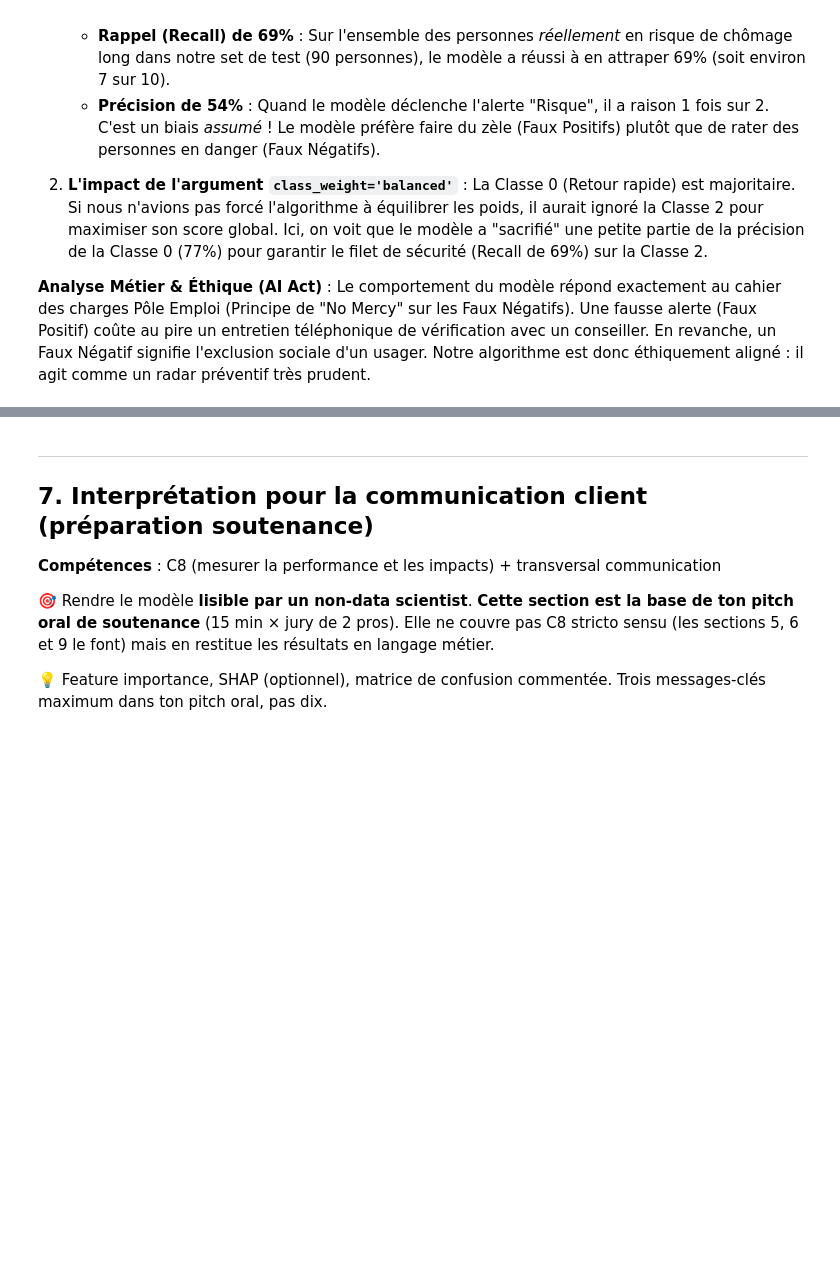
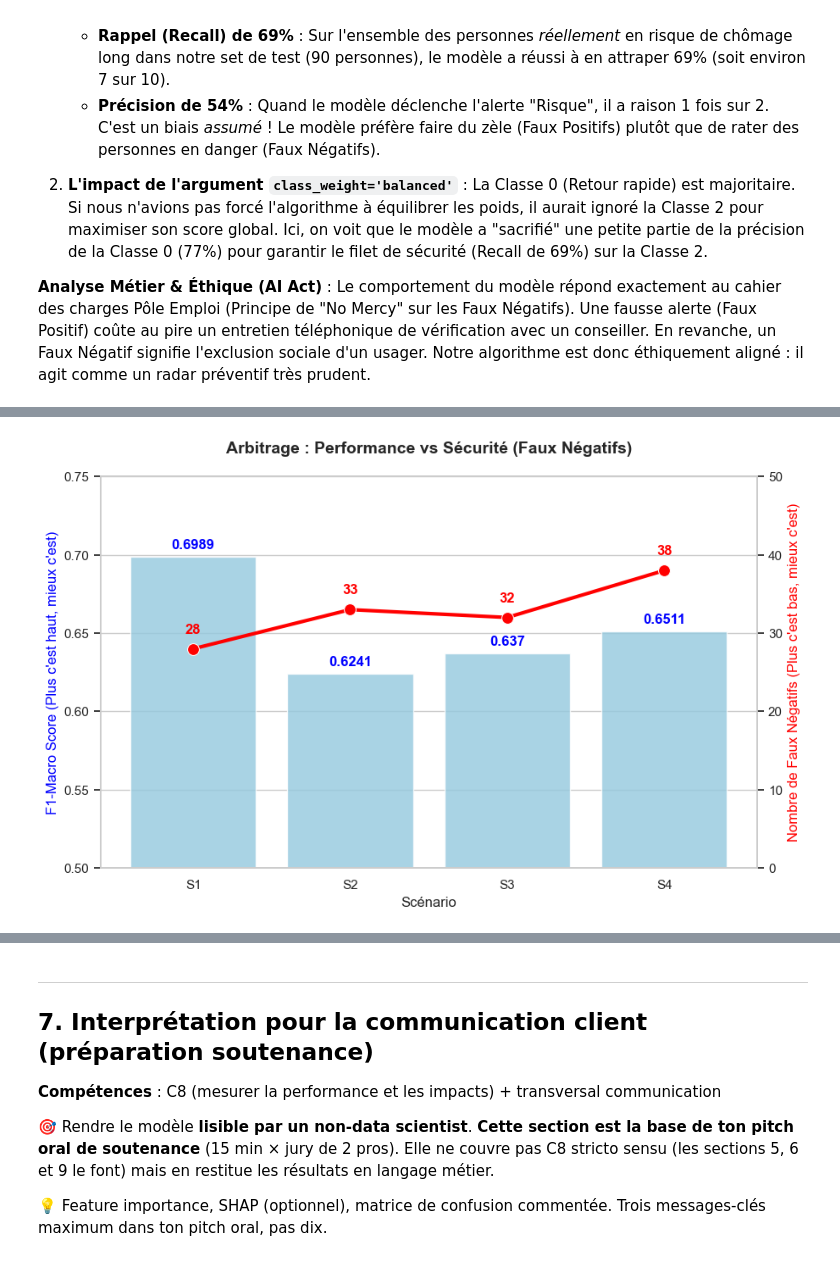
Before and after one commit to FranckBeugnet/certification_upskilling_ia, a Jupyter notebook: cas-usage.ipynb, the cells around one changed output, grey strips where cells are left out. Cells and saved outputs as stored; diff of their text form; code cells hidden in the pictures; blank space fills up the shorter version.

```diff
--- a/cas-usage.ipynb
+++ b/cas-usage.ipynb
@@ -1064 +1135,27 @@ Le comportement du modèle répond exactement au cahier des charges Pôle Emploi
+# %%
+import matplotlib.pyplot as plt
+import seaborn as sns
+
+fig, ax1 = plt.subplots(figsize=(10, 6))
+
+# Axe 1 : F1-Macro (Barres)
+sns.barplot(data=df_scenarios, x='Scénario', y='F1-Macro', color='skyblue', alpha=0.8, ax=ax1)
+ax1.set_ylabel('F1-Macro Score (Plus c\'est haut, mieux c\'est)', color='blue', fontsize=12)
+ax1.set_ylim(0.5, 0.75)
+for i, v in enumerate(df_scenarios['F1-Macro']):
+    ax1.text(i, v + 0.005, str(v), color='blue', ha='center', fontweight='bold')
+
+# Axe 2 : Faux Négatifs (Ligne)
+ax2 = ax1.twinx()
+sns.lineplot(data=df_scenarios, x='Scénario', y='FN (Classe 2)', color='red', marker='o', markersize=10, linewidth=3, ax=ax2)
+ax2.set_ylabel('Nombre de Faux Négatifs (Plus c\'est bas, mieux c\'est)', color='red', fontsize=12)
+ax2.set_ylim(0, 50)
+for i, v in enumerate(df_scenarios['FN (Classe 2)']):
+    ax2.text(i, v + 2, str(v), color='red', ha='center', fontweight='bold')
+
+plt.title("Arbitrage : Performance vs Sécurité (Faux Négatifs)", fontsize=14, fontweight='bold', pad=20)
+plt.grid(False)
+plt.show()
+# %% [output]
+[figure, added]
 # %% [markdown]
```
Also changed, not shown: parts of 13 cells of this notebook, 3 other files.
